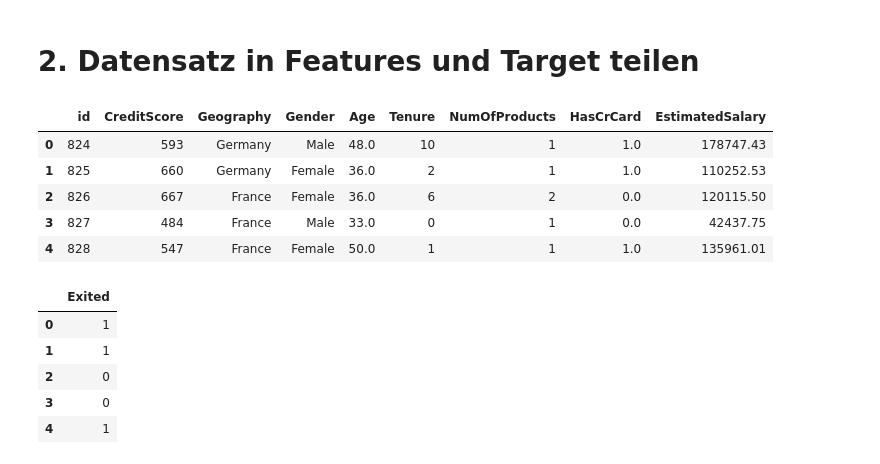
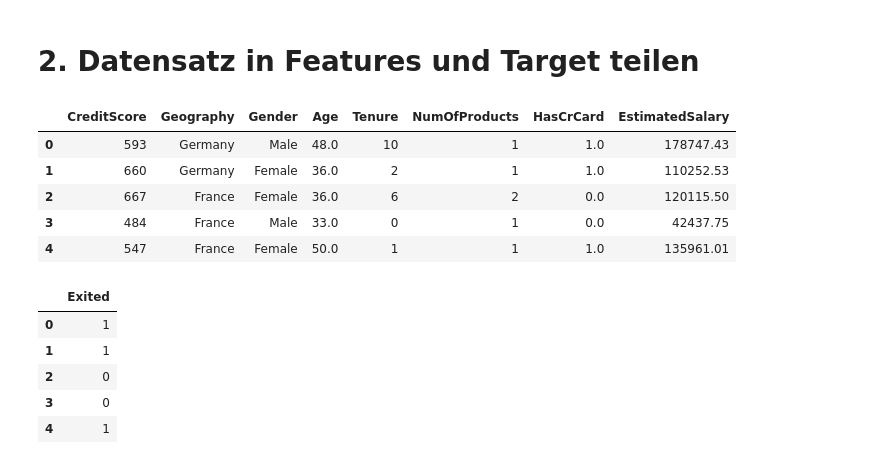
Before and after one commit to Oskar1324/churn-prediction-project, a Jupyter notebook: churn_project_1.ipynb, the cells around one changed output. Cells and saved outputs as stored; diff of their text form; code cells hidden in the pictures.

```diff
--- a/churn_project_1.ipynb
+++ b/churn_project_1.ipynb
@@ -56,15 +56,15 @@ data.describe()
 # 2. Datensatz in Features und Target teilen
 # %%
 # Features: alles außer CustomerId, Surname und Exited
-X = data.drop(columns=['CustomerId', 'Surname', 'Exited'])
+X = data.drop(columns=['id','CustomerId', 'Surname', 'Exited'])
 X.head()
 # %% [output]
-|  | id | CreditScore | Geography | Gender | Age | Tenure | NumOfProducts | HasCrCard | EstimatedSalary |
-| 0 | 824 | 593 | Germany | Male | 48.0 | 10 | 1 | 1.0 | 178747.43 |
-| 1 | 825 | 660 | Germany | Female | 36.0 | 2 | 1 | 1.0 | 110252.53 |
-| 2 | 826 | 667 | France | Female | 36.0 | 6 | 2 | 0.0 | 120115.50 |
-| 3 | 827 | 484 | France | Male | 33.0 | 0 | 1 | 0.0 | 42437.75 |
-| 4 | 828 | 547 | France | Female | 50.0 | 1 | 1 | 1.0 | 135961.01 |
+|  | CreditScore | Geography | Gender | Age | Tenure | NumOfProducts | HasCrCard | EstimatedSalary |
+| 0 | 593 | Germany | Male | 48.0 | 10 | 1 | 1.0 | 178747.43 |
+| 1 | 660 | Germany | Female | 36.0 | 2 | 1 | 1.0 | 110252.53 |
+| 2 | 667 | France | Female | 36.0 | 6 | 2 | 0.0 | 120115.50 |
+| 3 | 484 | France | Male | 33.0 | 0 | 1 | 0.0 | 42437.75 |
+| 4 | 547 | France | Female | 50.0 | 1 | 1 | 1.0 | 135961.01 |
 # %%
 # Target, d.h. was soll prognostiziert werden: Exited(Ob der Kunde die Versicherung gekündigt hat (1 = ja, 0 = nein) )
 y = data['Exited']
```
Also changed, not shown: parts of 4 cells of this notebook.
